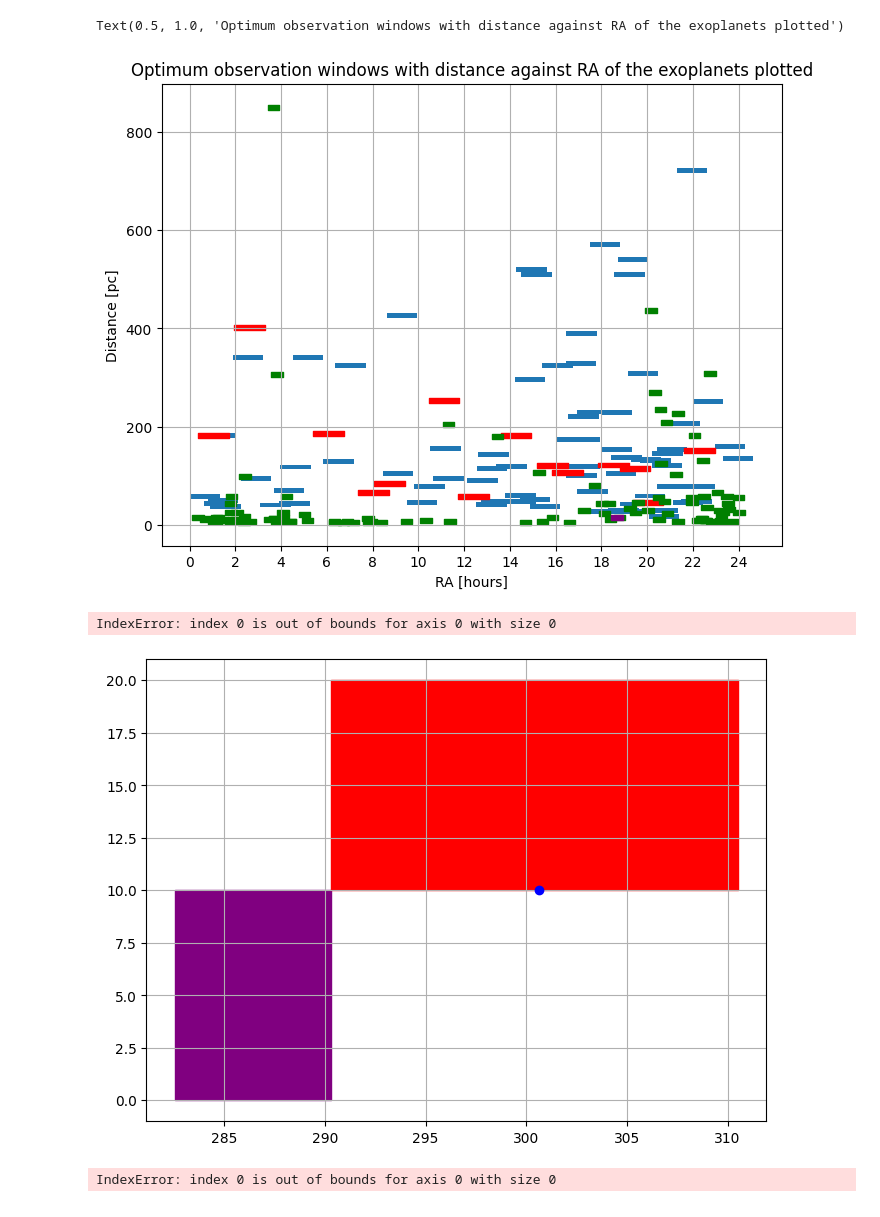
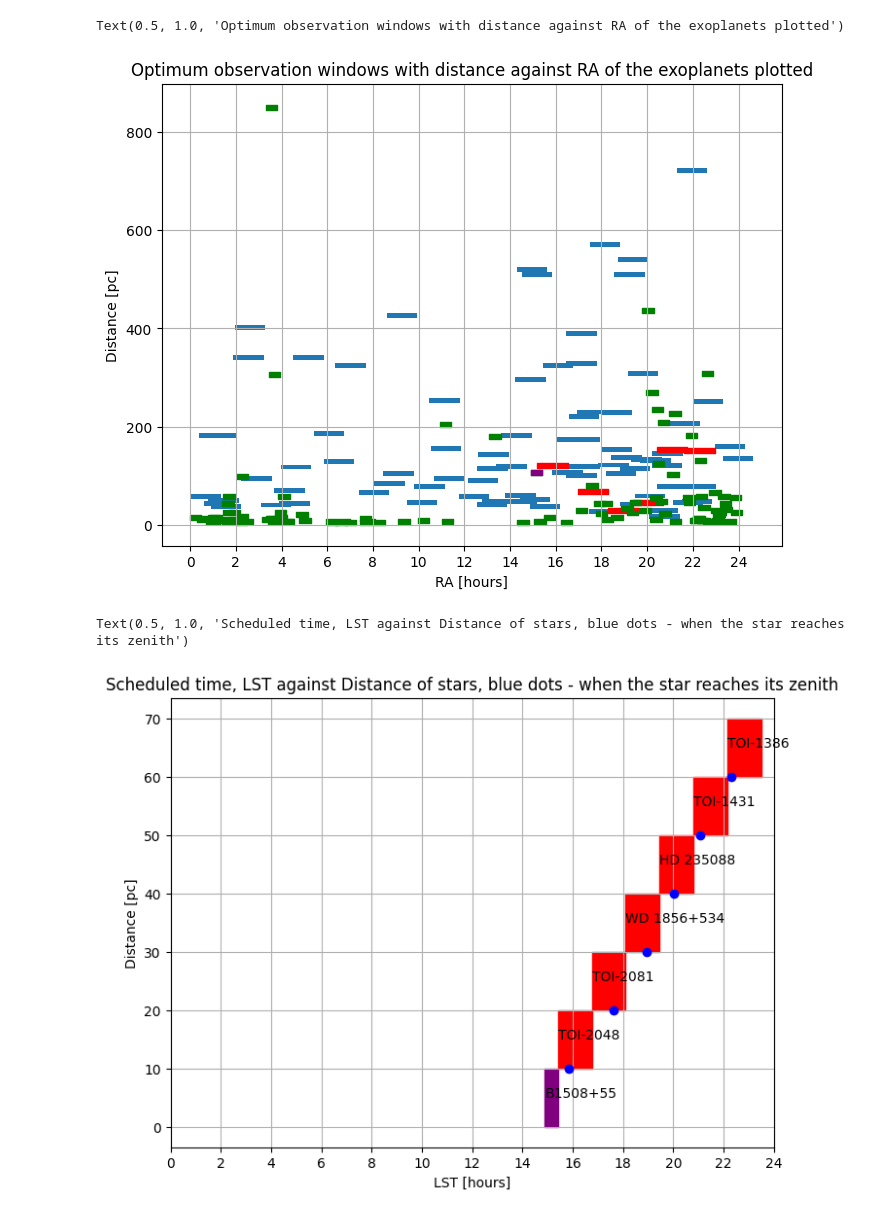
Before and after one commit to ismisebrendan/Breakthrough_Listen_summer_obs_24, a Jupyter notebook: sch.ipynb, the cells around one changed output. Drawn from its saved outputs; the diff is of its cells as text; code cells hidden in the pictures.

Commit message:
updated files
Updated the funcs.py file and sch.ipynb.
Created sch_queries.ipynb which schedules using database queries.
Updated README.md

```diff
--- a/sch.ipynb
+++ b/sch.ipynb
@@ -144,6 +147,8 @@ if want_psr == True:
 
 # Copy of pulsars that we can delete stuff from
 pulsars_copy = Table(pulsars, copy=True)
+
+psr_coords_copy = SkyCoord(ra=np.array(pulsars_copy['RAJ']), dec=np.array(pulsars_copy['DECJ']), unit=(u.hourangle, u.deg))
 # %%
 # Optimise for closest to zenith at the middle of the observation window
 
@@ -161,12 +166,12 @@ obs_time = (ending_time.mjd - starting_time.mjd) * 24 # hours
 mid_lst = (time_LST + pointing_time_psr_cal/2) * 15
 zenith = SkyCoord(ra=mid_lst, dec=mid_lat, unit='deg')
 
-sep = zenith.separation(psr_coords)
+sep = zenith.separation(psr_coords_copy)
 ind = np.argmin(sep)
 target_list.append(pulsars_copy['NAME'][ind])
 
 # Delete that index from the coordinates array and the copy table to prevent repeats
-psr_coords = np.delete(psr_coords, ind)
+psr_coords_copy = np.delete(psr_coords_copy, ind)
 pulsars_copy.remove_row(ind)
 
 target_type.append('pulsar')
@@ -195,7 +200,7 @@ while time_offset <= obs_time:
     if want_psr == True:
         mid_lst_psr = (time_LST + pointing_time_psr/2) * 15
         zenith_psr = SkyCoord(ra=mid_lst_psr, dec=mid_lat, unit='deg')
-        sep_psr = zenith_psr.separation(psr_coords)
+        sep_psr = zenith_psr.separation(psr_coords_copy)
         ind_psr = np.argmin(sep_psr)
         sep_psr = sep_psr[ind_psr]
     else:
@@ -218,7 +223,7 @@ while time_offset <= obs_time:
         target_list.append(pulsars_copy['NAME'][ind_psr])
 
         # Delete that index from the coordinates array and the copy table to prevent repeats
-        psr_coords = np.delete(psr_coords, ind_psr)
+        psr_coords_copy = np.delete(psr_coords_copy, ind_psr)
         pulsars_copy.remove_row(ind_psr)
 
         target_type.append('pulsar')
@@ -274,44 +279,43 @@ ax.set_ylabel('Distance [pc]')
 ax.set_title('Optimum observation windows with distance against RA of the exoplanets plotted')
 # %% [output]
 Text(0.5, 1.0, 'Optimum observation windows with distance against RA of the exoplanets plotted')
-[figure, old version]
+[figure, new version]
 # %%
 # Plot Actual viewing times
 fig, ax = plt.subplots(figsize=(8,6))
 ax.grid(True)
 
 current_LST = LST_start_mid.value * 360/24
 
-# Calibration pulsar in a different colour
+# Calibration pulsar
 index = pulsars['NAME'] == target_list[0]
 ind = np.argwhere(index)[0][0]
 
-# Plot from optimum start time of observation to +3.75 degrees (15 mins)
 ax.broken_barh([(current_LST, pointing_time_psr_cal * 15)], (0, 10), color='purple')
+ax.text(current_LST, 5, pulsars['NAME'][ind])
 
 current_LST += pointing_time_psr_cal * 15
 
 for i in range(1, len(target_list)):
-    # Plot from start time of observation to +20 degrees (1 hr 20 mins)
     index = planets['hostname'] == target_list[i]
     ind = np.argwhere(index)[0][0]
 
     # Plot at [len of planet observation * no planets already observed in hours + the initial offset as not starting from 0 + offset from ]
     ax.broken_barh([((current_LST) % 360, (pointing_time_planet * 15))], (i*10, 10), color='red')
-    #ax.text(pointing_time_planet * i * 15 + start_deg, planets['sy_dist'][ind], planets['hostname'][ind])
+    ax.text((current_LST) % 360, i*10+5, planets['hostname'][ind])
     ax.plot(planets['ra'][ind], i*10, 'bo')
 
     current_LST += pointing_time_planet * 15
     current_LST %= 360
 
 ax.set_xticks(np.arange(0, 361, 30))
 ax.set_xticklabels(np.arange(0, 25, 2))
 ax.set_xlabel('LST [hours]')
 ax.set_ylabel('Distance [pc]')
 ax.set_title('Scheduled time, LST against Distance of stars, blue dots - when the star reaches its zenith')
 # %% [output]
-IndexError: index 0 is out of bounds for axis 0 with size 0
+Text(0.5, 1.0, 'Scheduled time, LST against Distance of stars, blue dots - when the star reaches its zenith')
-[figure, old version]
+[figure, new version]
 # %%
 # Output schedule with pointings and timings in iLiSA format
 
@@ -319,7 +323,14 @@ sched_iLiSA = Table(names=('Name', 'Time', 'RA', 'DEC'), dtype=(str, str, float,
 
 time = starting_time.mjd
 
-for i in range(len(target_list)):
+index = pulsars['NAME'] == target_list[0]
+ind = np.argwhere(index)[0][0]
+
+sched_iLiSA.add_row((pulsars['NAME'][0], Time(time, format='mjd').iso[11:16], psr_coords[ind].ra.value*u.deg.to(u.rad), psr_coords[ind].dec.value*u.deg.to(u.rad)))
+
+time += pointing_time_psr_cal/24
+
+for i in range(1, len(target_list)):
     index = planets['hostname'] == target_list[i]
     ind = np.argwhere(index)[0][0]
 
@@ -350,8 +361,6 @@ sched_iLiSA['freqrng'] = freq_range
 dur = str(int(np.round((pointing_time_planet - 1/60) * 60))) + 'm'
 
 sched_iLiSA['dur'] = dur
-# %% [output]
-IndexError: index 0 is out of bounds for axis 0 with size 0
 # %%
 # Output schedule with pointings and timings in I-LOFAR format
 
```
Also changed, not shown: parts of 5 cells of this notebook, 9 other files.
